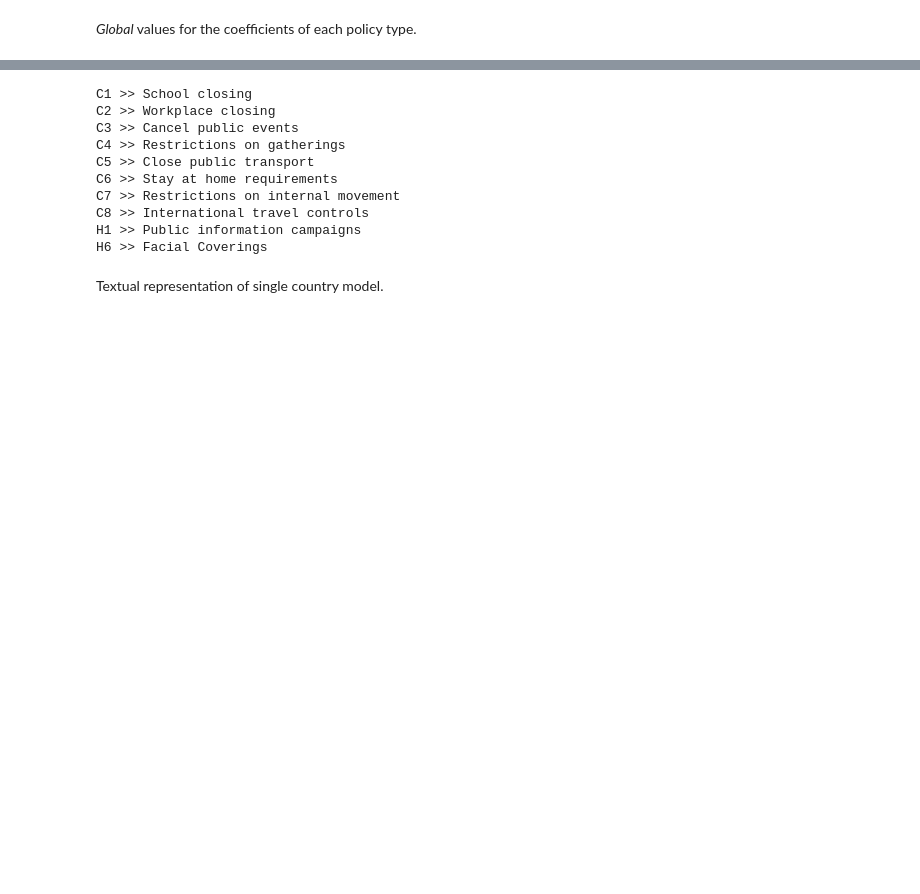
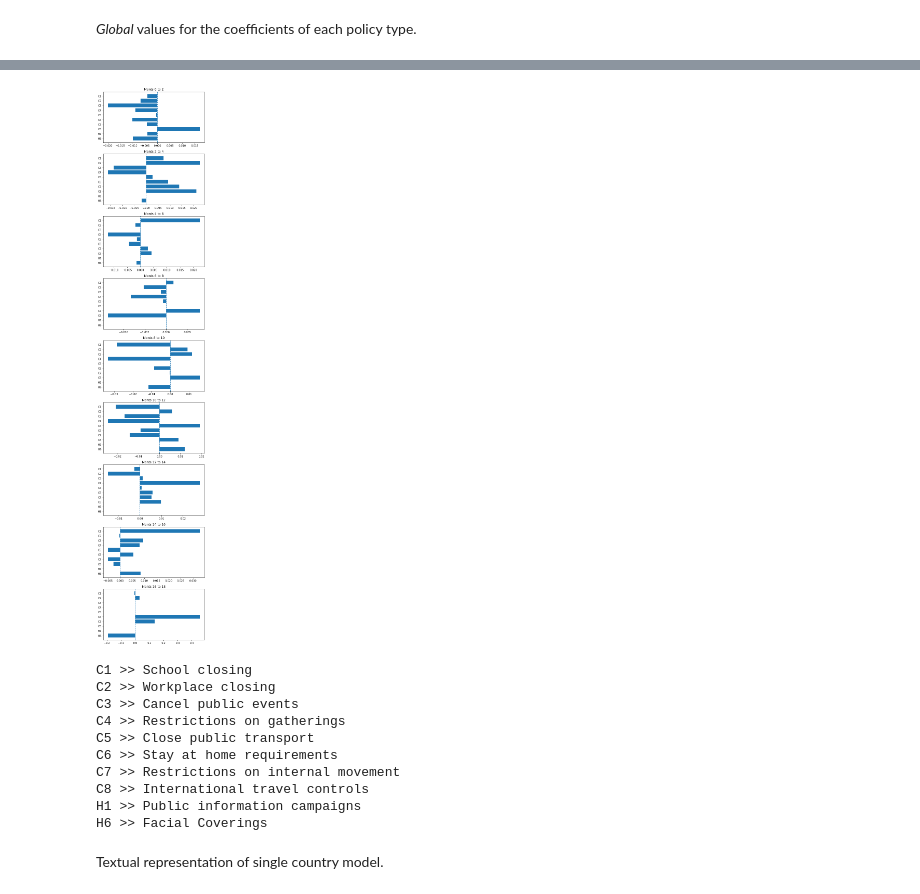
Before and after one commit to alexmadrinanfdez/covid-policy-analysis, a Jupyter notebook: linear-analysis.ipynb, the cells around one changed output, grey strips where cells are left out. Drawn from its saved outputs; the diff is of its cells as text; code cells hidden in the pictures; blank space fills up the shorter version.

```diff
--- a/linear-analysis.ipynb
+++ b/linear-analysis.ipynb
@@ -1252,0 +1264,17 @@ plt.show()
+# %%
+# can't convert to array directly because of variable interval size
+# need to traverse the whole nested list
+n = len(coef_pol_int) # fixed lenght
+m = np.zeros(n, int)       # variable lenght
+for i in range(n):
+  m[i] = len(coef_pol_int[i])
+# link different-lenght arrays by alias with dictionary
+dim = m.max()
+d = {}
+for a in range(dim):
+  d['coef_int_{}'.format(a)] = []
+# populate the arrays
+for i in range(n):
+  m = len(coef_pol_int[i])
+  for j in range(m):
+    d['coef_int_{}'.format(j)].append(coef_pol_int[i][j])
@@ -1253,3 +1283,16 @@ plt.show()
+# %%
+for a in range(dim):
+  d['coef_int_{}'.format(a)] = np.array(d['coef_int_{}'.format(a)]).mean(axis=0)
+# %%
+fig, axs = plt.subplots(nrows=dim, figsize=(6, 30), )
+for a in range(dim):
+  axs[a].barh(chx_str[::-1], d['coef_int_{}'.format(a)][::-1]) # flip order
+  axs[a].axvline(ls='--')
+  axs[a].set_title('Monts {} to {}'.format(a*2, (a+1)*2))
+fig.tight_layout()
+fig.show()
+# %% [output]
+[figure, added]
 # %%
 for i in idch:
   print(i.replace('_', ' >> '))
```
Also changed, not shown: parts of 64 cells of this notebook.
